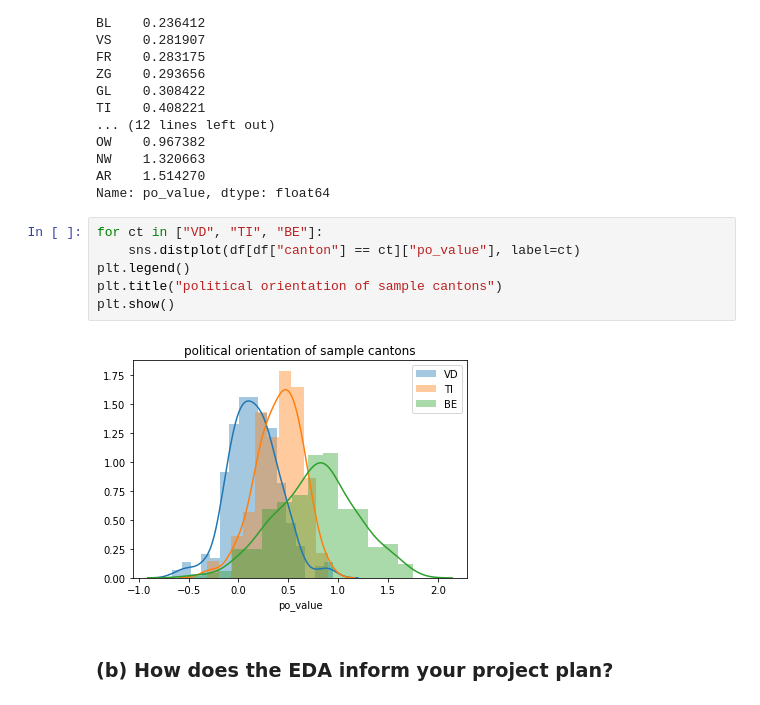
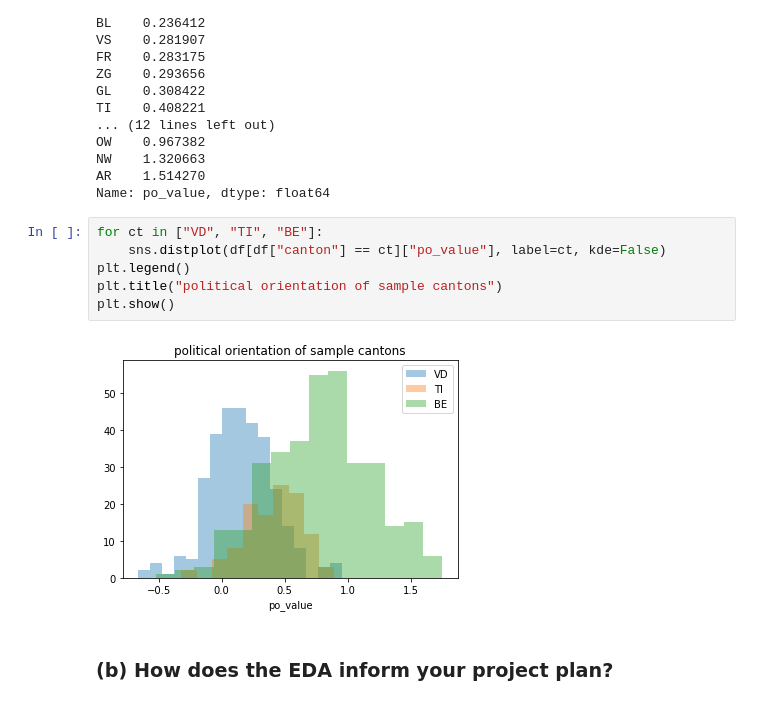
Before and after one commit to jschrein/epfl-exts-adsml-capstone-proposal, a Jupyter notebook: Capstone Project Proposal by Jörg Schreiner.ipynb, the cells around one changed output. Cells and saved outputs as stored; diff of their text form.

```diff
--- a/Capstone Project Proposal by Jörg Schreiner.ipynb
+++ b/Capstone Project Proposal by Jörg Schreiner.ipynb
@@ -317,12 +313,12 @@ AR    1.514270
 Name: po_value, dtype: float64
 # %%
 for ct in ["VD", "TI", "BE"]:
-    sns.distplot(df[df["canton"] == ct]["po_value"], label=ct)
+    sns.distplot(df[df["canton"] == ct]["po_value"], label=ct, kde=False)
 plt.legend()
 plt.title("political orientation of sample cantons")
 plt.show()
 # %% [output]
-[figure, old version]
+[figure, new version]
 # %% [markdown]
 ### (b) How does the EDA inform your project plan?
 # %% [markdown]
```
Also changed, not shown: parts of 2 cells of this notebook.
